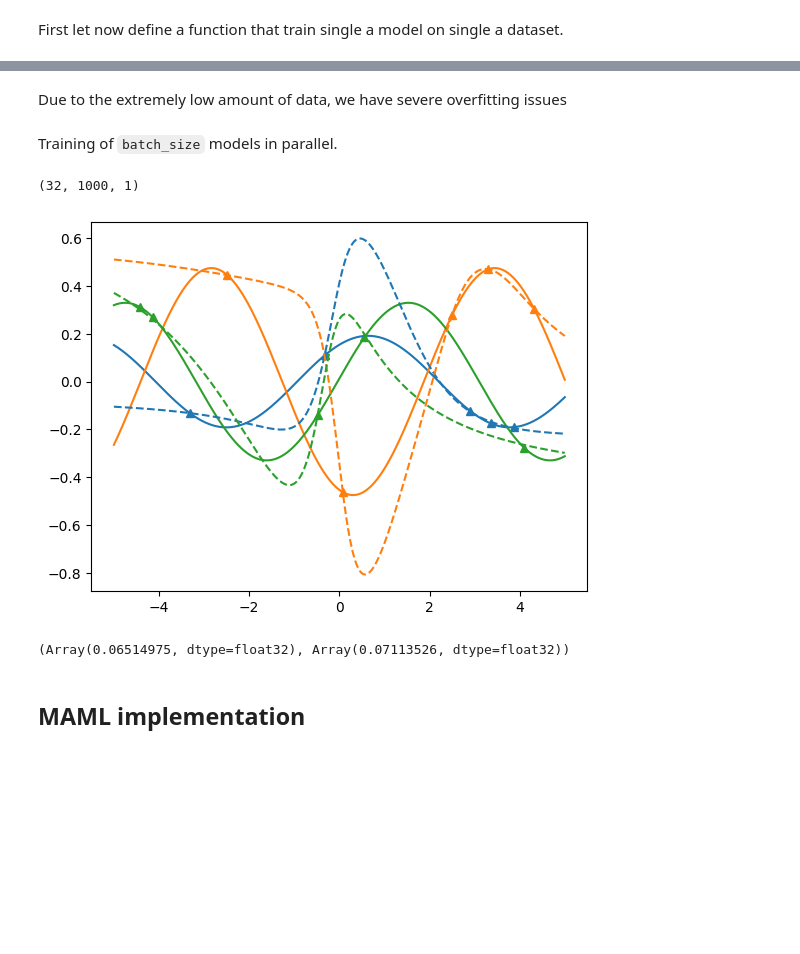
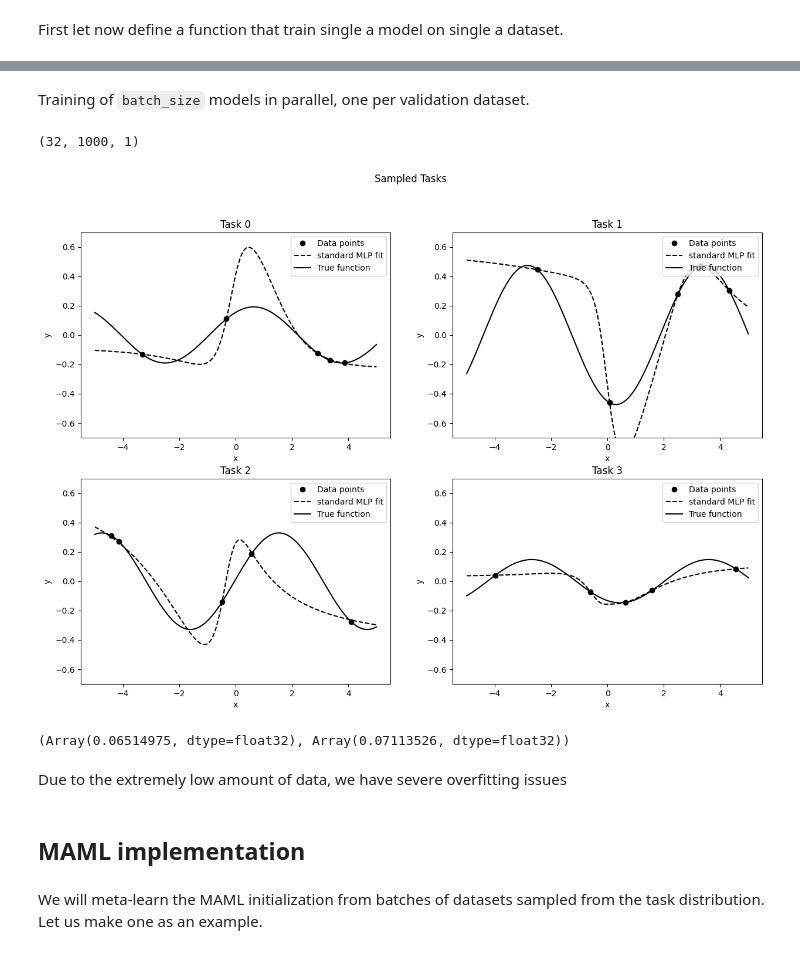
Before and after one commit to forgi86/jax-tutorial, a Jupyter notebook: working_examples/maml_sines.ipynb, the cells around one changed output, grey strips where cells are left out. Drawn from its saved outputs; the diff is of its cells as text; code cells hidden in the pictures; blank space fills up the shorter version.

Commit message:
updated maml example

```diff
--- a/working_examples/maml_sines.ipynb
+++ b/working_examples/maml_sines.ipynb
@@ -146,21 +166,36 @@ ax[1].set_ylabel('y');
-# %% [markdown]
-Due to the extremely low amount of data, we have severe overfitting issues
 # %% [markdown]
-Training of ``batch_size`` models in parallel.
+Training of ``batch_size`` models in parallel, one per validation dataset.
 # %%
-params_fitted, losses = jax.vmap(train, in_axes=(None, 0, 0))(params_init, batch_x[..., None], batch_y[..., None])
+params_standard, losses = jax.vmap(train, in_axes=(None, 0, 0))(params_init, batch_x_val[..., None], batch_y_val[..., None]) # params of standard training
 # %%
-y_hat = jax.vmap(mlp.apply, in_axes=(0, None))(params_fitted, x_dense[..., None])
-y_hat.shape
+batch_y_hat_standard = jax.vmap(mlp.apply, in_axes=(0, None))(params_standard, x_dense[..., None]) # predictions of standard training
+batch_y_hat_standard.shape
 # %% [output]
 (32, 1000, 1)
 # %%
-plt.figure()
-plt.plot(batch_x[:3, :, 0].T, batch_y[:3, :, 0].T, '^')
-plt.gca().set_prop_cycle(None)  # Reset the color cycle to ensure the same colors are used
-plt.plot(x_dense, batch_y_dense[:3].T)
-plt.gca().set_prop_cycle(None)  # Reset the color cycle to ensure the same colors are used
-plt.plot(x_dense, y_hat[:3, :, 0].T, "--");
+# Plot too information-dense
+# plt.figure()
+# plt.plot(batch_x_val[:plot_num, :, 0].T, batch_y_val[:plot_num, :, 0].T, '^')
+# plt.gca().set_prop_cycle(None)  # Reset the color cycle to ensure the same colors are used
+# plt.plot(x_dense, batch_y_dense[:plot_num].T)
+# plt.gca().set_prop_cycle(None)  # Reset the color cycle to ensure the same colors are used
+# plt.plot(x_dense, y_hat[:plot_num, :, 0].T, "--");
-# %% [output]
-[figure, removed]
+# %%
+plot_x = 2
+plot_y = 2
+fig, ax = plt.subplots(2, 2, figsize=(15, 10))
+plt.suptitle("Sampled Tasks")
+for i in range(plot_x):
+    for j in range(plot_y):
+        idx = i * plot_y + j
+        ax[i, j].plot(batch_x_val[idx, :, 0], batch_y_val[idx, :, 0], 'ko', label='Data points')
+        ax[i, j].plot(x_dense, batch_y_hat_standard[idx, :, 0].T, "k--", label='standard MLP fit')
+        ax[i, j].plot(x_dense, batch_y_val_dense[idx].T, 'k', label='True function')
+        ax[i, j].set_title(f"Task {idx}")
+        ax[i, j].set_xlabel("x")
+        ax[i, j].set_ylabel("y")
+        ax[i, j].set_ylim(-.7, .7)
+        ax[i, j].legend(loc='upper right')
+# %% [output]
+[figure, added]
 # %%
@@ -168,6 +203,8 @@ errors = jnp.mean((batch_y_dense - y_hat[:, :, 0])**2, axis=1)
 jnp.mean(errors), jnp.std(errors)
 # %% [output]
 (Array(0.06514975, dtype=float32), Array(0.07113526, dtype=float32))
+# %% [markdown]
+Due to the extremely low amount of data, we have severe overfitting issues
 # %% [markdown]
 ## MAML implementation
 # %%
@@ -175,0 +214,2 @@ alpha = .1 # inner loop learning rate
+# %% [markdown]
+We will meta-learn the MAML initialization from batches of datasets sampled from the task distribution. Let us make one as an example.
```
Also changed, not shown: parts of 43 cells of this notebook.
